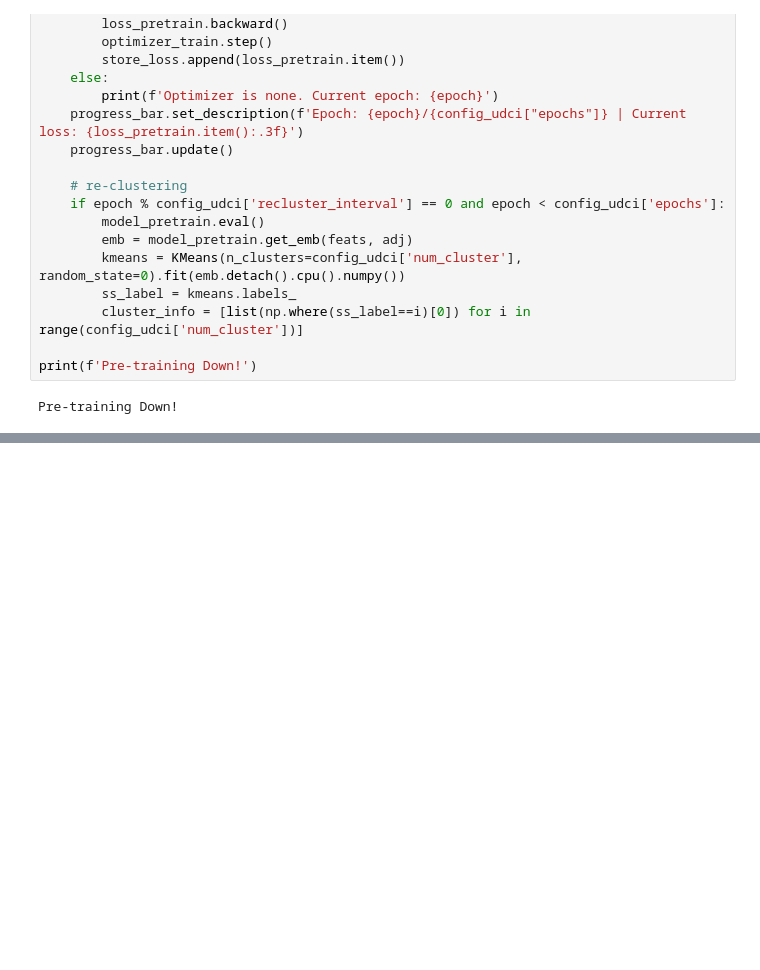
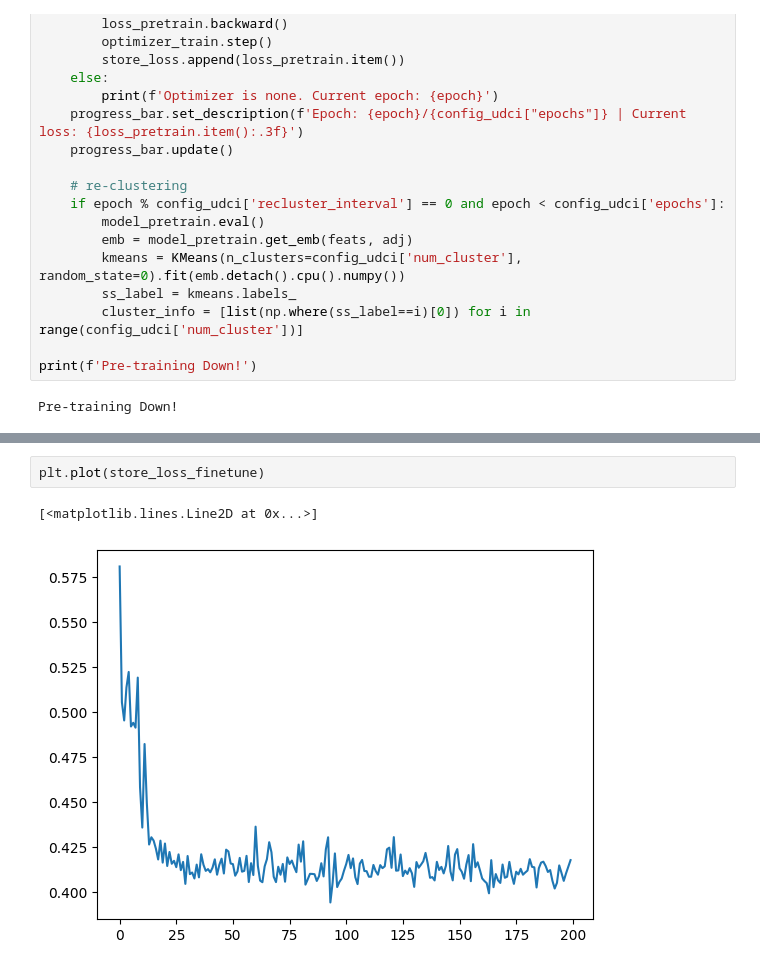
Before and after one commit to Qinchen-Shi/U-DCI, a Jupyter notebook: main_udci.ipynb, the cells around one changed output, grey strips where cells are left out. Saved outputs shown, nothing was run; the diff lists cells and outputs as text; blank space fills up the shorter version.

```diff
--- a/main_udci.ipynb
+++ b/main_udci.ipynb
@@ -189,0 +212,5 @@ KeyboardInterrupt:
+# %%
+plt.plot(store_loss_finetune)
+# %% [output]
+[<matplotlib.lines.Line2D at 0x...>]
+[figure, added]
```
Also changed, not shown: parts of 8 cells of this notebook, 1 other file.
